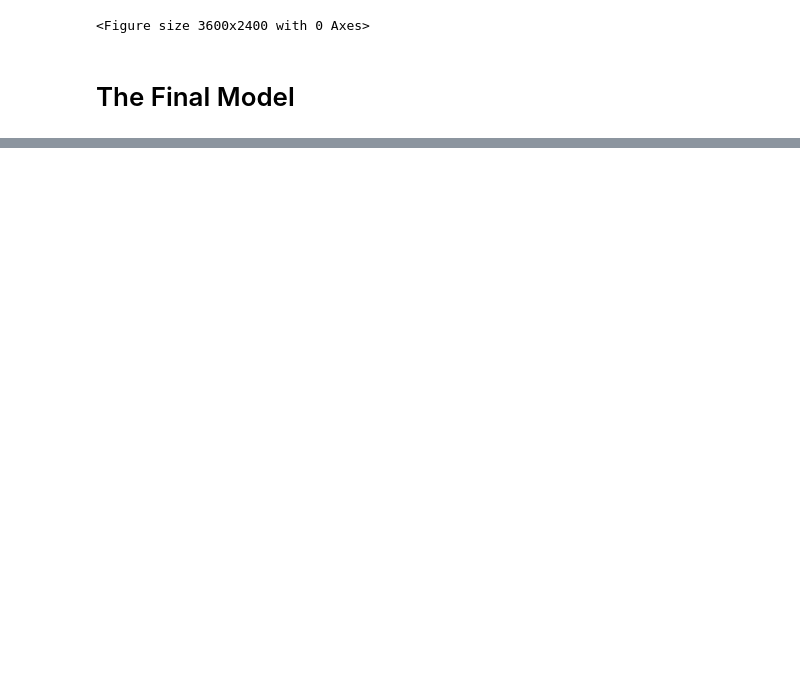
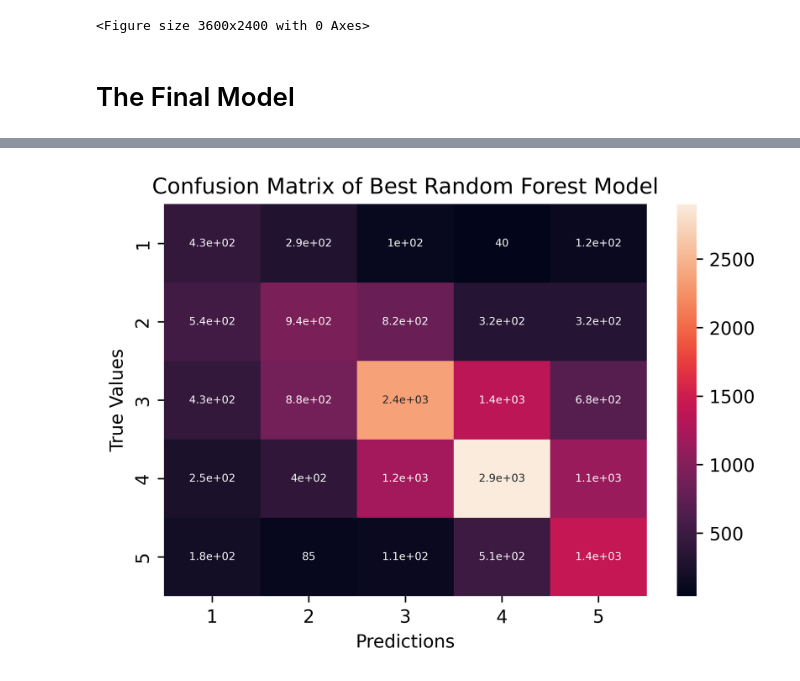
Before and after one commit to emilynomura1/1030FinalProject, a Jupyter notebook: src/preprocessing-ml.ipynb, the cells around one changed output, grey strips where cells are left out. Drawn from its saved outputs; the diff is of its cells as text; code cells hidden in the pictures; blank space fills up the shorter version.

Commit message:
Run final models, clean up notebook

```diff
--- a/src/preprocessing-ml.ipynb
+++ b/src/preprocessing-ml.ipynb
@@ -443,6 +418,13 @@ plt.show()
 # %%
 poor_fts = list(set(least_imp_fts) & set(least_imp_labels))
 print(len(poor_fts))
+
+# Save list of least important features
+with open('../results/least_important_features.obj', 'wb') as file:
+    pickle.dump(poor_fts, file)
+file.close()
+
+# Create new training and test sets removing least important features
 X_train_prep_reduced = X_train_prep.drop(poor_fts, axis='columns')
 X_test_prep_reduced = X_test_prep.drop(poor_fts, axis='columns')
 # %% [output]
@@ -1454,11 +1373,11 @@ plt.show()
 # Assume missingness in categorical features has already been accounted for but the data has not been split or preprocessed
 
 final_models= []
-test_scores = np.zeros(10)
+test_scores = np.zeros(5)
 f1s = []
 saved_predictions = []
 
-for i in range(10):
+for i in range(0,5):
 
     np.random.seed(7*i)
 
@@ -1532,6 +1451,7 @@ for i in range(10):
     rf_clf_final = RandomForestClassifier(random_state=7*i,
                                           class_weight=weight_dict,
                                           max_depth=60,
+                                          min_samples_split=8,
                                           n_jobs=1)
 
     # Fit the data
@@ -1668,3 +1516,23 @@ Name: star-rating, Length: 160534, dtype: int64 as keyword args. From version 1.
+# %%
+import seaborn as sn
+
+# Plot best model confusion matrix
+best_conf_mat = [[ 431,  286,  104,   40,  125],
+                 [ 537,  940,  818,  321,  322],
+                 [ 428,  879, 2356, 1364,  679],
+                 [ 250,  404, 1208, 2901, 1136],
+                 [ 183,   85,  114,  507,1420]]
+classes = [1,2,3,4,5]
+best_conf_mat_df = pd.DataFrame(best_conf_mat, index = [i for i in classes], columns = [i for i in classes])
+ax = sn.heatmap(best_conf_mat_df, annot=True, annot_kws={"size": 6})
+ax.set(xlabel='Predictions', ylabel='True Values', title='Confusion Matrix of Best Random Forest Model')
+#plt.savefig('../Figures/confusion_matrix_rf.png', bbox_inches='tight')
+# Save best confusion matrix
+with open('../results/best_conf_mat.obj', 'wb') as file:
+    pickle.dump(best_conf_mat_df, file)
+file.close()
+# %% [output]
+[figure, added]
 # %%
 # Save f1 scores, final models, and predictions
 best_model_ind = f1s.index(max(f1s))
```
Also changed, not shown: parts of 16 cells of this notebook.
